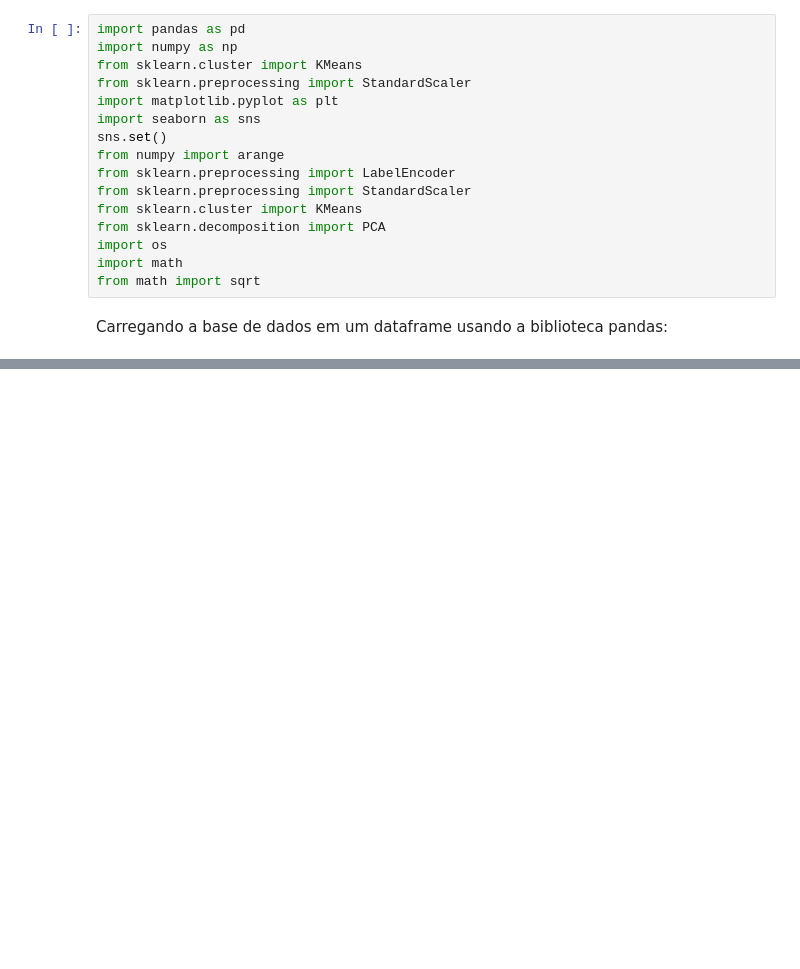
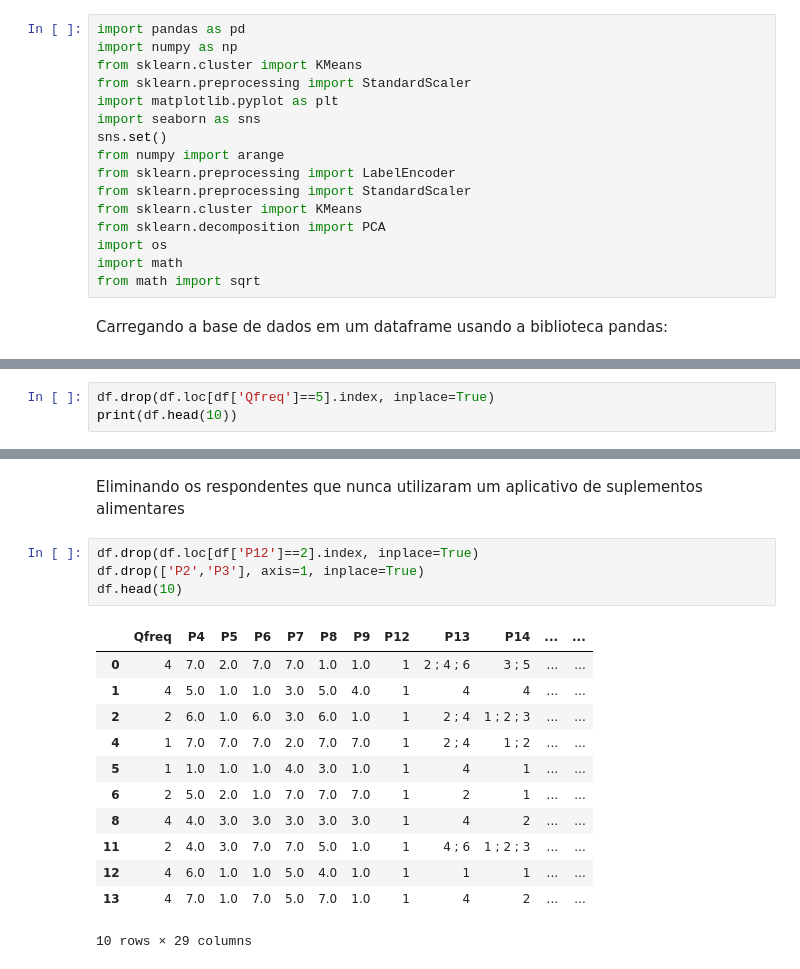
Before and after one commit to enzojunq/Base-de-dados, a Jupyter notebook: base.ipynb, the cells around one changed output, grey strips where cells are left out. Drawn from its saved outputs; the diff is of its cells as text; blank space fills up the shorter version.

```diff
--- a/base.ipynb
+++ b/base.ipynb
@@ -44,0 +47,3 @@ print(df.head())
+# %%
+df.drop(df.loc[df['Qfreq']==5].index, inplace=True)
+print(df.head(10))
@@ -44,0 +81,19 @@ print(df.head())
+# %% [markdown]
+Eliminando os respondentes que nunca utilizaram um aplicativo de suplementos alimentares
+# %%
+df.drop(df.loc[df['P12']==2].index, inplace=True)
+df.drop(['P2','P3'], axis=1, inplace=True)
+df.head(10)
+# %% [output]
+|  | Qfreq | P4 | P5 | P6 | P7 | P8 | P9 | P12 | P13 | P14 | ... | ... |
+| 0 | 4 | 7.0 | 2.0 | 7.0 | 7.0 | 1.0 | 1.0 | 1 | 2 ; 4 ; 6 | 3 ; 5 | ... | ... |
+| 1 | 4 | 5.0 | 1.0 | 1.0 | 3.0 | 5.0 | 4.0 | 1 | 4 | 4 | ... | ... |
+| 2 | 2 | 6.0 | 1.0 | 6.0 | 3.0 | 6.0 | 1.0 | 1 | 2 ; 4 | 1 ; 2 ; 3 | ... | ... |
+| 4 | 1 | 7.0 | 7.0 | 7.0 | 2.0 | 7.0 | 7.0 | 1 | 2 ; 4 | 1 ; 2 | ... | ... |
+| 5 | 1 | 1.0 | 1.0 | 1.0 | 4.0 | 3.0 | 1.0 | 1 | 4 | 1 | ... | ... |
+| 6 | 2 | 5.0 | 2.0 | 1.0 | 7.0 | 7.0 | 7.0 | 1 | 2 | 1 | ... | ... |
+| 8 | 4 | 4.0 | 3.0 | 3.0 | 3.0 | 3.0 | 3.0 | 1 | 4 | 2 | ... | ... |
+| 11 | 2 | 4.0 | 3.0 | 7.0 | 7.0 | 5.0 | 1.0 | 1 | 4 ; 6 | 1 ; 2 ; 3 | ... | ... |
+| 12 | 4 | 6.0 | 1.0 | 1.0 | 5.0 | 4.0 | 1.0 | 1 | 1 | 1 | ... | ... |
+| 13 | 4 | 7.0 | 1.0 | 7.0 | 5.0 | 7.0 | 1.0 | 1 | 4 | 2 | ... | ... |
+10 rows × 29 columns
```
Also changed, not shown: parts of 13 cells of this notebook.
